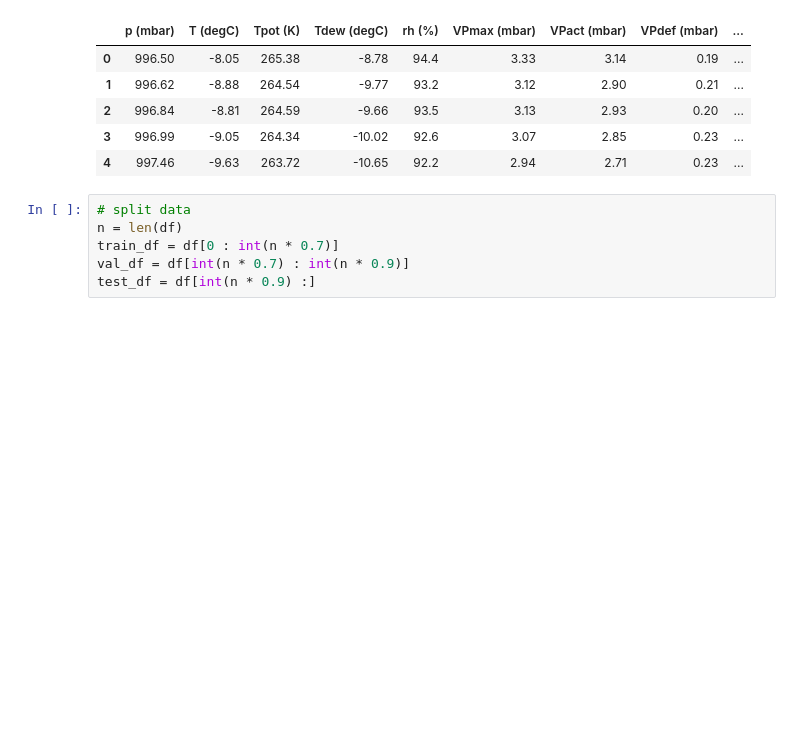
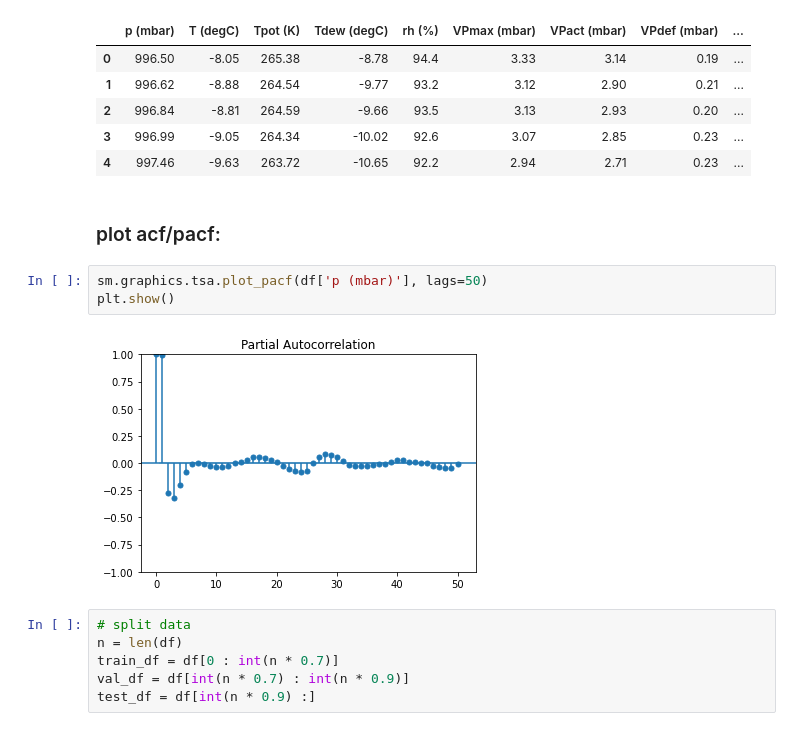
Before and after one commit to oekosheri/Flexible-time-series-forecasting, a Jupyter notebook: notebooks/Jupyter_analytics.ipynb, the cells around one changed output. Cells and saved outputs as stored; diff of their text form; blank space fills up the shorter version.

```diff
--- a/notebooks/Jupyter_analytics.ipynb
+++ b/notebooks/Jupyter_analytics.ipynb
@@ -35,6 +35,13 @@ df.head()
 | 2 | 996.84 | -8.81 | 264.59 | -9.66 | 93.5 | 3.13 | 2.93 | 0.20 | ... |
 | 3 | 996.99 | -9.05 | 264.34 | -10.02 | 92.6 | 3.07 | 2.85 | 0.23 | ... |
 | 4 | 997.46 | -9.63 | 263.72 | -10.65 | 92.2 | 2.94 | 2.71 | 0.23 | ... |
+# %% [markdown]
+### plot acf/pacf:
+# %%
+sm.graphics.tsa.plot_pacf(df['p (mbar)'], lags=50)
+plt.show()
+# %% [output]
+[figure, added]
 # %%
 # split data
 n = len(df)
```
Also changed, not shown: parts of 16 cells of this notebook, 4 other files.
